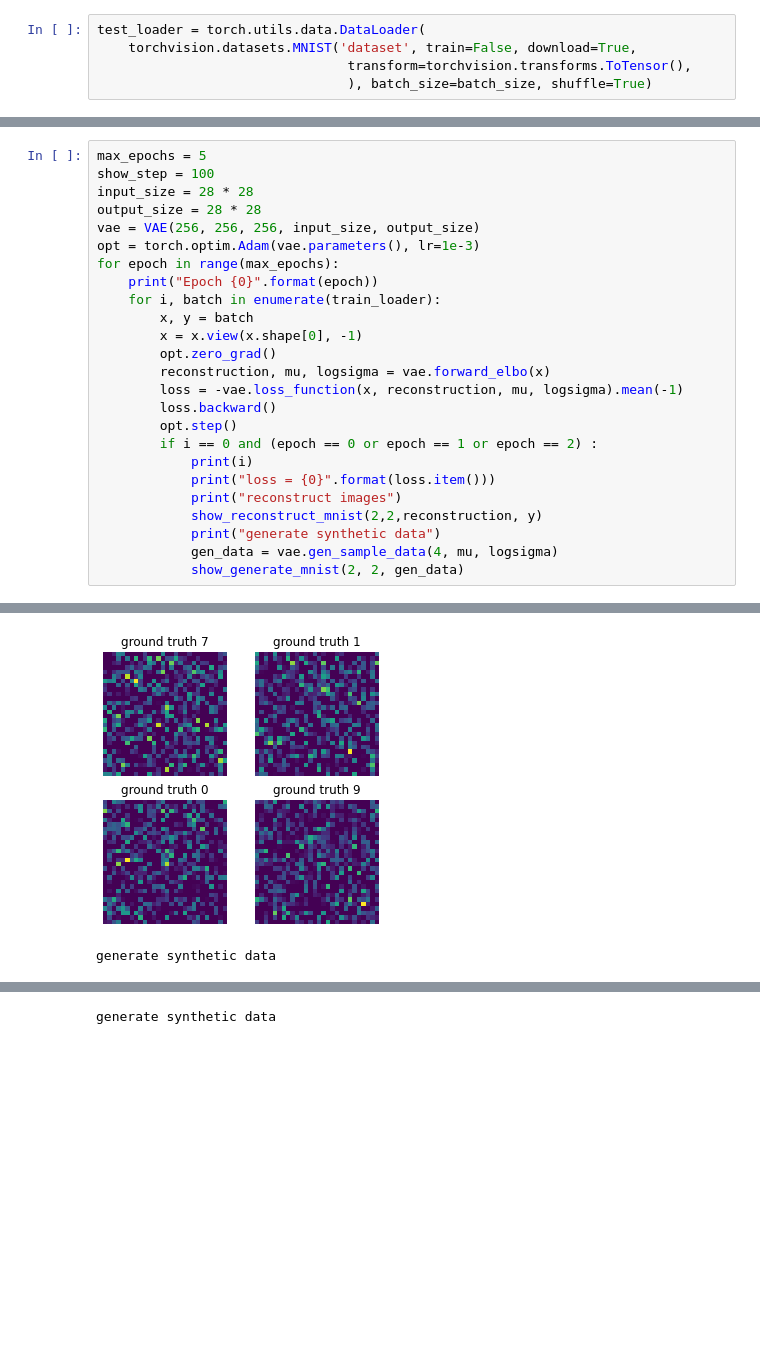
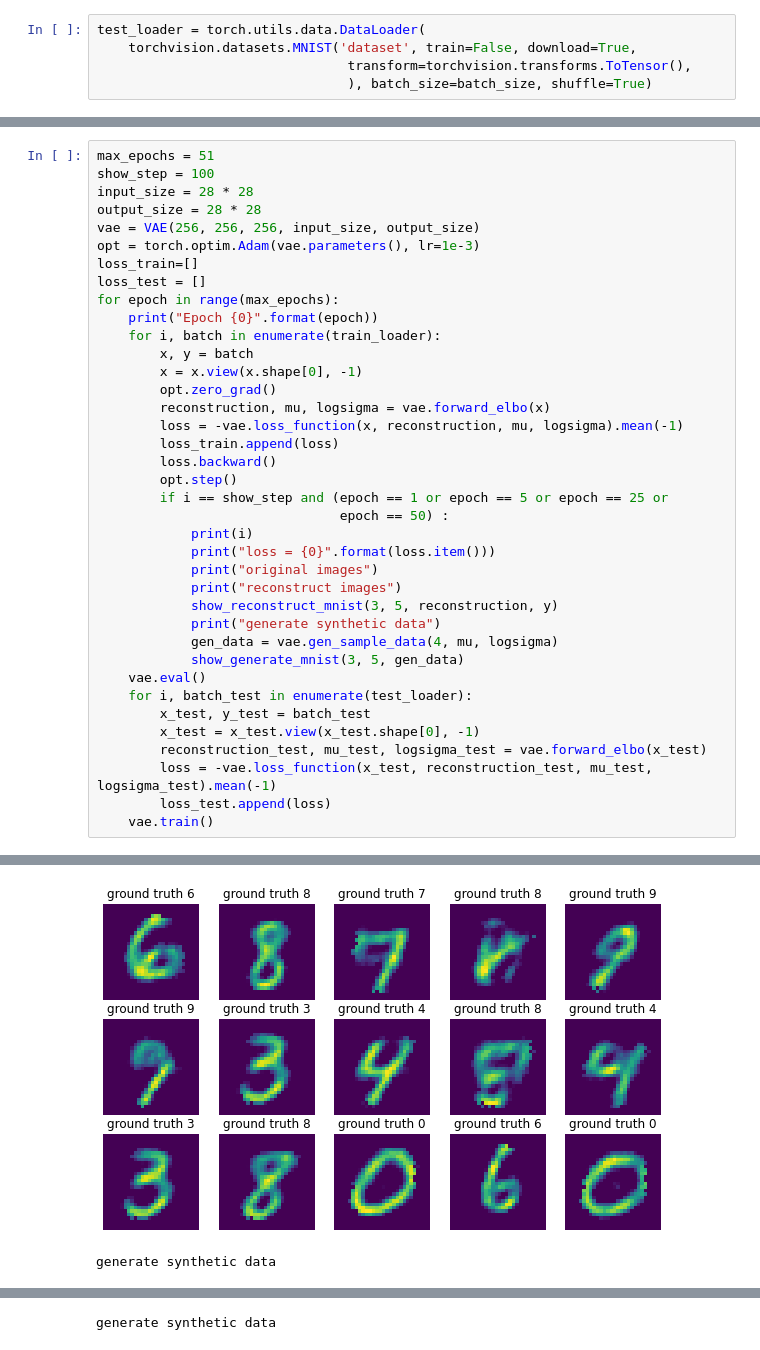
Before and after one commit to ge96rox/MLCMS04, a Jupyter notebook: task3.ipynb, the cells around one changed output, grey strips where cells are left out. Cells and saved outputs as stored; diff of their text form; blank space fills up the shorter version.

Commit message:
use colab to train 50 epochs and plot loss curve

```diff
--- a/task3.ipynb
+++ b/task3.ipynb
@@ -23,10 +46,12 @@ output_size = 28*28
 # %%
-max_epochs = 5
+max_epochs = 51
 show_step = 100
 input_size = 28 * 28
 output_size = 28 * 28
 vae = VAE(256, 256, 256, input_size, output_size)
 opt = torch.optim.Adam(vae.parameters(), lr=1e-3)
+loss_train=[]
+loss_test = []
 for epoch in range(max_epochs):
     print("Epoch {0}".format(epoch))
     for i, batch in enumerate(train_loader):
@@ -35,15 +60,26 @@ for epoch in range(max_epochs):
         opt.zero_grad()
         reconstruction, mu, logsigma = vae.forward_elbo(x)
         loss = -vae.loss_function(x, reconstruction, mu, logsigma).mean(-1)
+        loss_train.append(loss)
         loss.backward()
         opt.step()
-        if i == 0 and (epoch == 0 or epoch == 1 or epoch == 2) :
+        if i == show_step and (epoch == 1 or epoch == 5 or epoch == 25 or
+                               epoch == 50) :
             print(i)
             print("loss = {0}".format(loss.item()))
+            print("original images")
             print("reconstruct images")
-            show_reconstruct_mnist(2,2,reconstruction, y)
+            show_reconstruct_mnist(3, 5, reconstruction, y)
             print("generate synthetic data")
             gen_data = vae.gen_sample_data(4, mu, logsigma)
-            show_generate_mnist(2, 2, gen_data)
+            show_generate_mnist(3, 5, gen_data)
+    vae.eval()
+    for i, batch_test in enumerate(test_loader):
+        x_test, y_test = batch_test
+        x_test = x_test.view(x_test.shape[0], -1)
+        reconstruction_test, mu_test, logsigma_test = vae.forward_elbo(x_test)
+        loss = -vae.loss_function(x_test, reconstruction_test, mu_test, logsigma_test).mean(-1)
+        loss_test.append(loss)
+    vae.train()
 # %% [output]
 Epoch 0
@@ -52,3 +90,3 @@ loss = 5753.763671875
 reconstruct images
-[figure, old version]
+[figure, new version]
 generate synthetic data
```
Also changed, not shown: parts of 8 cells of this notebook, 1 other file.
